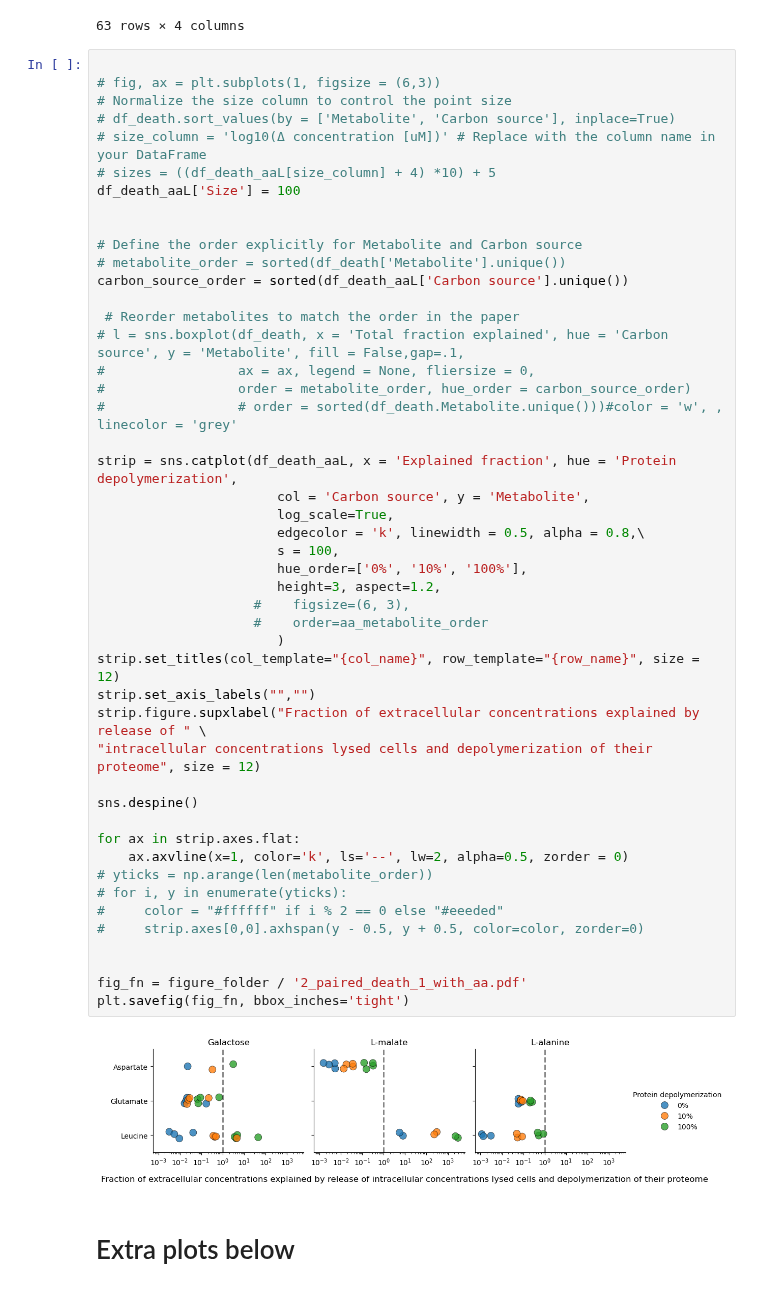
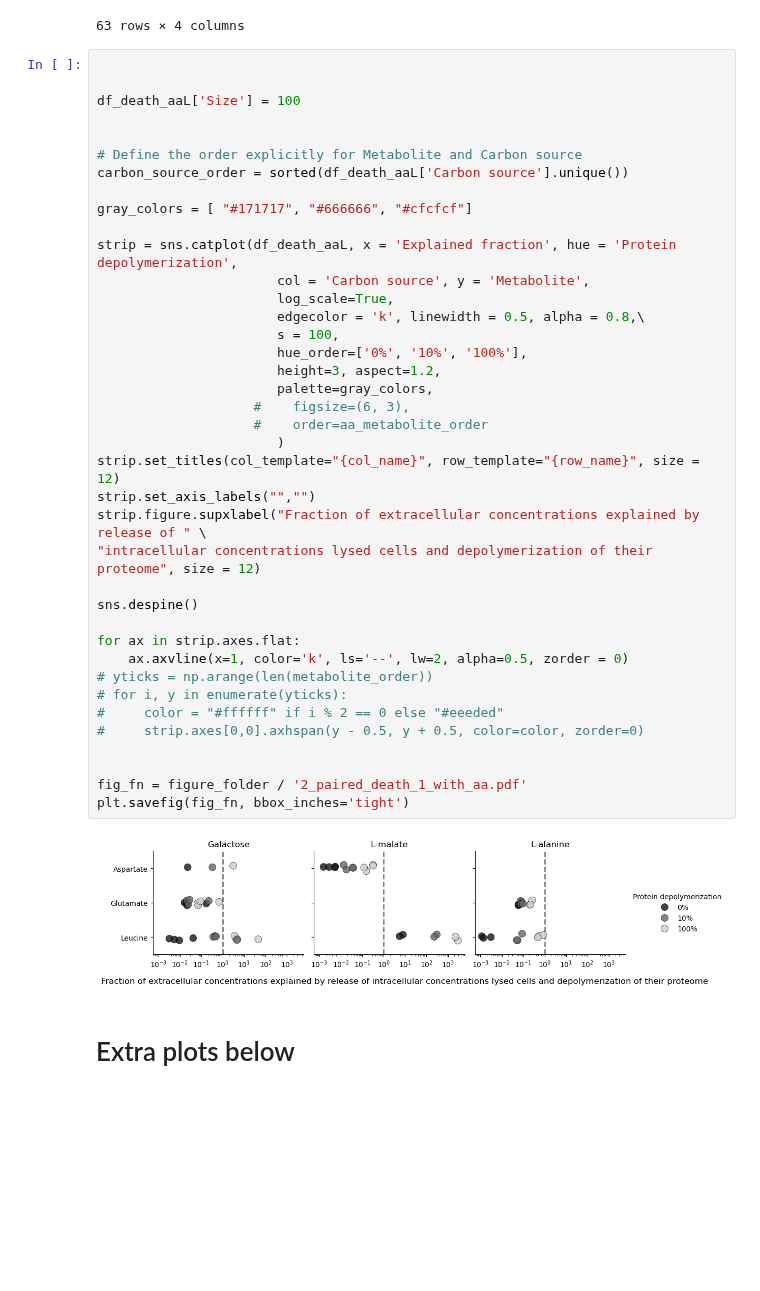
Before and after one commit to sulheim/metabolite-release, a Jupyter notebook: notebooks/4_death/4B_paired_death.ipynb, the cells around one changed output. Saved outputs shown, nothing was run; the diff lists cells and outputs as text; blank space fills up the shorter version.

Commit message:
Update plots

```diff
--- a/notebooks/4_death/4B_paired_death.ipynb
+++ b/notebooks/4_death/4B_paired_death.ipynb
@@ -354,53 +354,45 @@ df_death_aaL
 63 rows × 4 columns
 # %%
 
-# fig, ax = plt.subplots(1, figsize = (6,3))
-# Normalize the size column to control the point size
-# df_death.sort_values(by = ['Metabolite', 'Carbon source'], inplace=True)
-# size_column = 'log10(Δ concentration [uM])' # Replace with the column name in your DataFrame
-# sizes = ((df_death_aaL[size_column] + 4) *10) + 5
+
 df_death_aaL['Size'] = 100
 
 
 # Define the order explicitly for Metabolite and Carbon source
-# metabolite_order = sorted(df_death['Metabolite'].unique())
 carbon_source_order = sorted(df_death_aaL['Carbon source'].unique())
 
- # Reorder metabolites to match the order in the paper
-# l = sns.boxplot(df_death, x = 'Total fraction explained', hue = 'Carbon source', y = 'Metabolite', fill = False,gap=.1,
-#                 ax = ax, legend = None, fliersize = 0,
-#                 order = metabolite_order, hue_order = carbon_source_order)
-#                 # order = sorted(df_death.Metabolite.unique()))#color = 'w', , linecolor = 'grey'
+gray_colors = [ "#171717", "#666666", "#cfcfcf"]
 
 strip = sns.catplot(df_death_aaL, x = 'Explained fraction', hue = 'Protein depolymerization',
                        col = 'Carbon source', y = 'Metabolite',
                        log_scale=True,
                        edgecolor = 'k', linewidth = 0.5, alpha = 0.8,\
                        s = 100,
                        hue_order=['0%', '10%', '100%'],
                        height=3, aspect=1.2,
+                       palette=gray_colors,
                     #    figsize=(6, 3),
                     #    order=aa_metabolite_order
                        )
 strip.set_titles(col_template="{col_name}", row_template="{row_name}", size = 12)
 strip.set_axis_labels("","")
 strip.figure.supxlabel("Fraction of extracellular concentrations explained by release of " \
 "intracellular concentrations lysed cells and depolymerization of their proteome", size = 12)
 
 sns.despine()
 
 for ax in strip.axes.flat:
     ax.axvline(x=1, color='k', ls='--', lw=2, alpha=0.5, zorder = 0)
 # yticks = np.arange(len(metabolite_order))
 # for i, y in enumerate(yticks):
 #     color = "#ffffff" if i % 2 == 0 else "#eeeded"
 #     strip.axes[0,0].axhspan(y - 0.5, y + 0.5, color=color, zorder=0)
 
 
 fig_fn = figure_folder / '2_paired_death_1_with_aa.pdf'
 plt.savefig(fig_fn, bbox_inches='tight')
 # %% [output]
-[figure, old version]
+[figure, new version]
 # %% [markdown]
 # Extra plots below
 # %%
```
Also changed, not shown: 2 other files.
